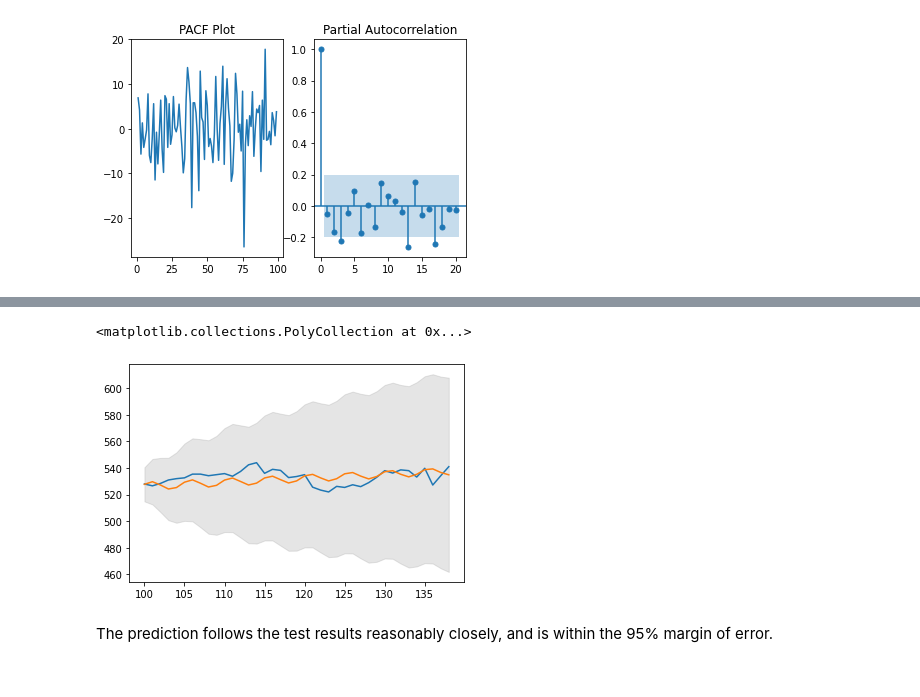
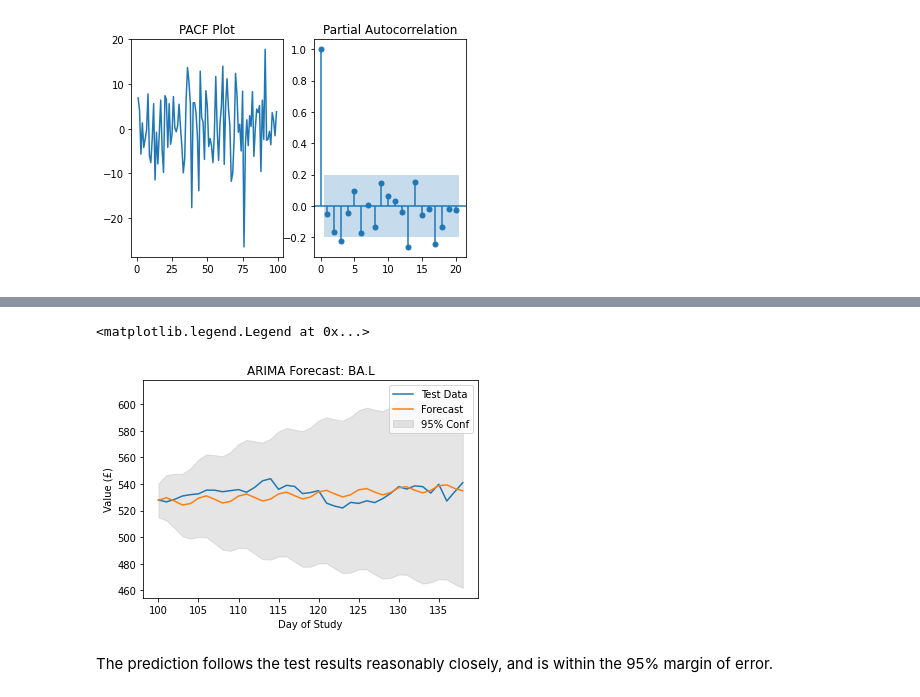
Before and after one commit to ucesqva/SocGenSubmissions, a Jupyter notebook: SocGen_financial_model_Aguilera/SocGen Forecasting Model.ipynb, the cells around one changed output, grey strips where cells are left out. Drawn from its saved outputs; the diff is of its cells as text; code cells hidden in the pictures.

Commit message:
Adding axis labels to graphs

```diff
--- a/SocGen_financial_model_Aguilera/SocGen Forecasting Model.ipynb
+++ b/SocGen_financial_model_Aguilera/SocGen Forecasting Model.ipynb
@@ -227,12 +228,16 @@ forecast = pd.Series(forecast, index=test[:remaining_records].index)
 lower_bound = pd.Series(confidence[:, 0], index=test[:remaining_records].index)
 upper_bound = pd.Series(confidence[:, 1], index=test[:remaining_records].index)
 # %%
-plt.plot(test[:remaining_records])
-plt.plot(forecast)
-plt.fill_between(forecast.index, lower_bound, upper_bound, color="grey", alpha=0.2)
+plt.title("ARIMA Forecast: BA.L")
+plt.ylabel("Value (£)")
+plt.xlabel("Day of Study")
+plt.plot(test[:remaining_records], label='Test Data')
+plt.plot(forecast, label='Forecast')
+plt.fill_between(forecast.index, lower_bound, upper_bound, color="grey", alpha=0.2, label='95% Conf')
+plt.legend()
 # %% [output]
-<matplotlib.collections.PolyCollection at 0x...>
+<matplotlib.legend.Legend at 0x...>
-[figure, old version]
+[figure, new version]
 # %% [markdown]
 The prediction follows the test results reasonably closely, and is within the 95% margin of error.
 # %%
```
Also changed, not shown: parts of 8 cells of this notebook.
